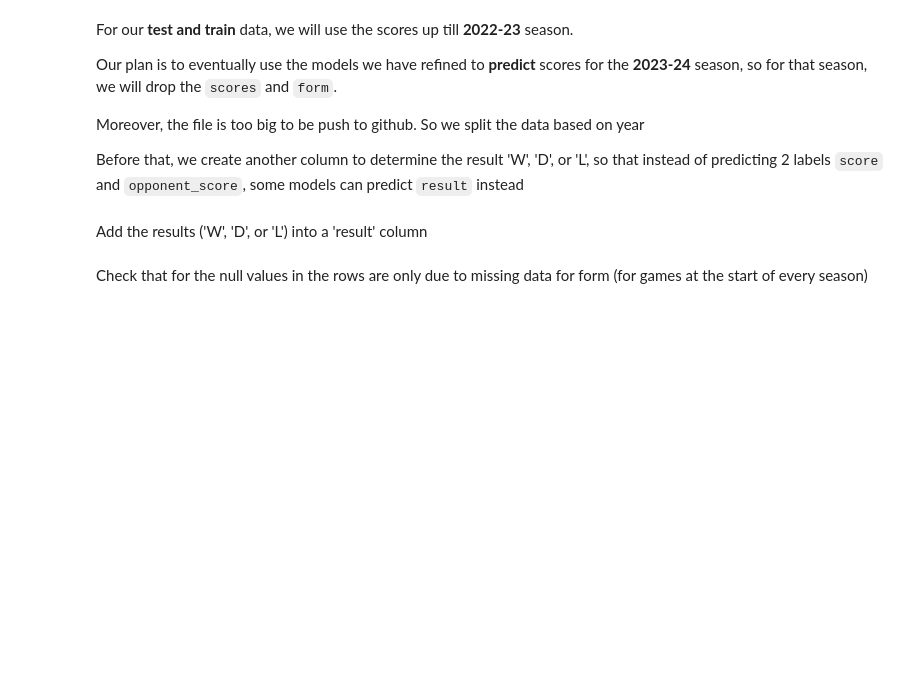
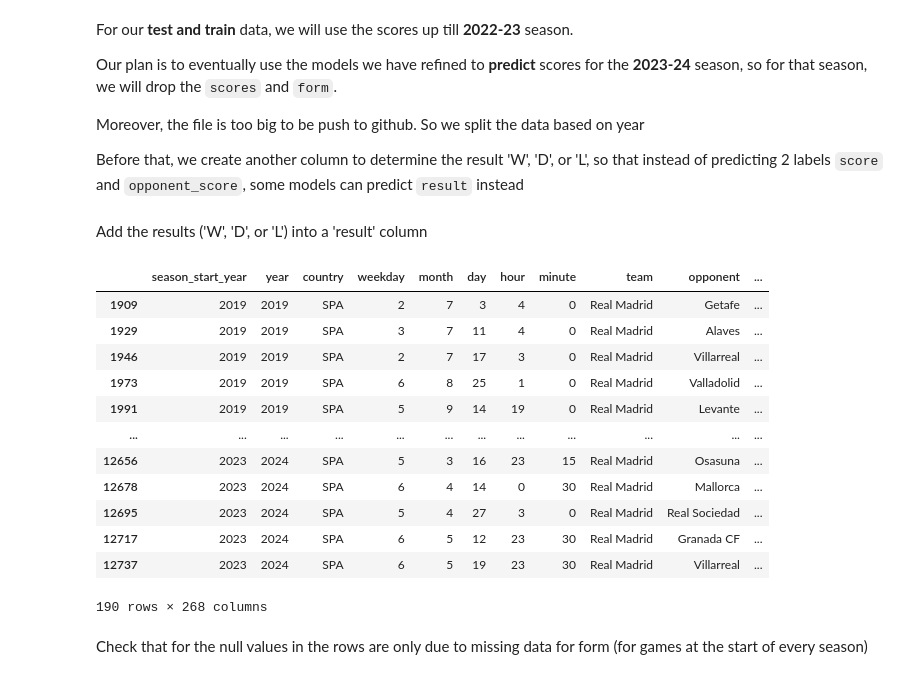
Before and after one commit to LEPK02/sc1015-assignment, a Jupyter notebook: 01_data_processing.ipynb, the cells around one changed output. Saved outputs shown, nothing was run; the diff lists cells and outputs as text; code cells hidden in the pictures; blank space fills up the shorter version.

```diff
--- a/01_data_processing.ipynb
+++ b/01_data_processing.ipynb
@@ -787,6 +787,22 @@ conditions = [
 ]
 choices = ['W', 'D', 'L']
 merged_df['outcome'] = np.select(conditions, choices)
+# %%
+merged_df[merged_df['team'] == 'Real Madrid']
+# %% [output]
+|  | season_start_year | year | country | weekday | month | day | hour | minute | team | opponent | ... |
+| 1909 | 2019 | 2019 | SPA | 2 | 7 | 3 | 4 | 0 | Real Madrid | Getafe | ... |
+| 1929 | 2019 | 2019 | SPA | 3 | 7 | 11 | 4 | 0 | Real Madrid | Alaves | ... |
+| 1946 | 2019 | 2019 | SPA | 2 | 7 | 17 | 3 | 0 | Real Madrid | Villarreal | ... |
+| 1973 | 2019 | 2019 | SPA | 6 | 8 | 25 | 1 | 0 | Real Madrid | Valladolid | ... |
+| 1991 | 2019 | 2019 | SPA | 5 | 9 | 14 | 19 | 0 | Real Madrid | Levante | ... |
+| ... | ... | ... | ... | ... | ... | ... | ... | ... | ... | ... | ... |
+| 12656 | 2023 | 2024 | SPA | 5 | 3 | 16 | 23 | 15 | Real Madrid | Osasuna | ... |
+| 12678 | 2023 | 2024 | SPA | 6 | 4 | 14 | 0 | 30 | Real Madrid | Mallorca | ... |
+| 12695 | 2023 | 2024 | SPA | 5 | 4 | 27 | 3 | 0 | Real Madrid | Real Sociedad | ... |
+| 12717 | 2023 | 2024 | SPA | 6 | 5 | 12 | 23 | 30 | Real Madrid | Granada CF | ... |
+| 12737 | 2023 | 2024 | SPA | 6 | 5 | 19 | 23 | 30 | Real Madrid | Villarreal | ... |
+190 rows × 268 columns
 # %%
 # save the files
 for year in range(2019, 2024):
```
Also changed, not shown: 1 other file.
